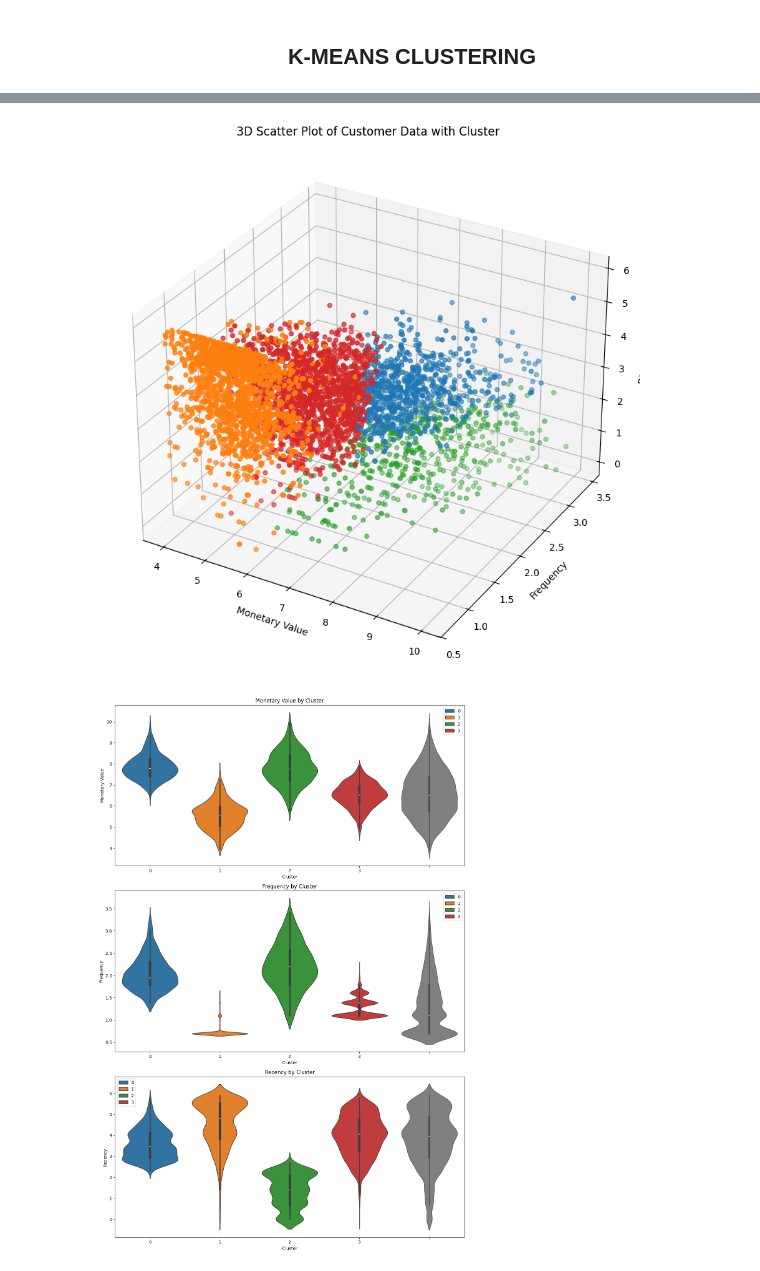
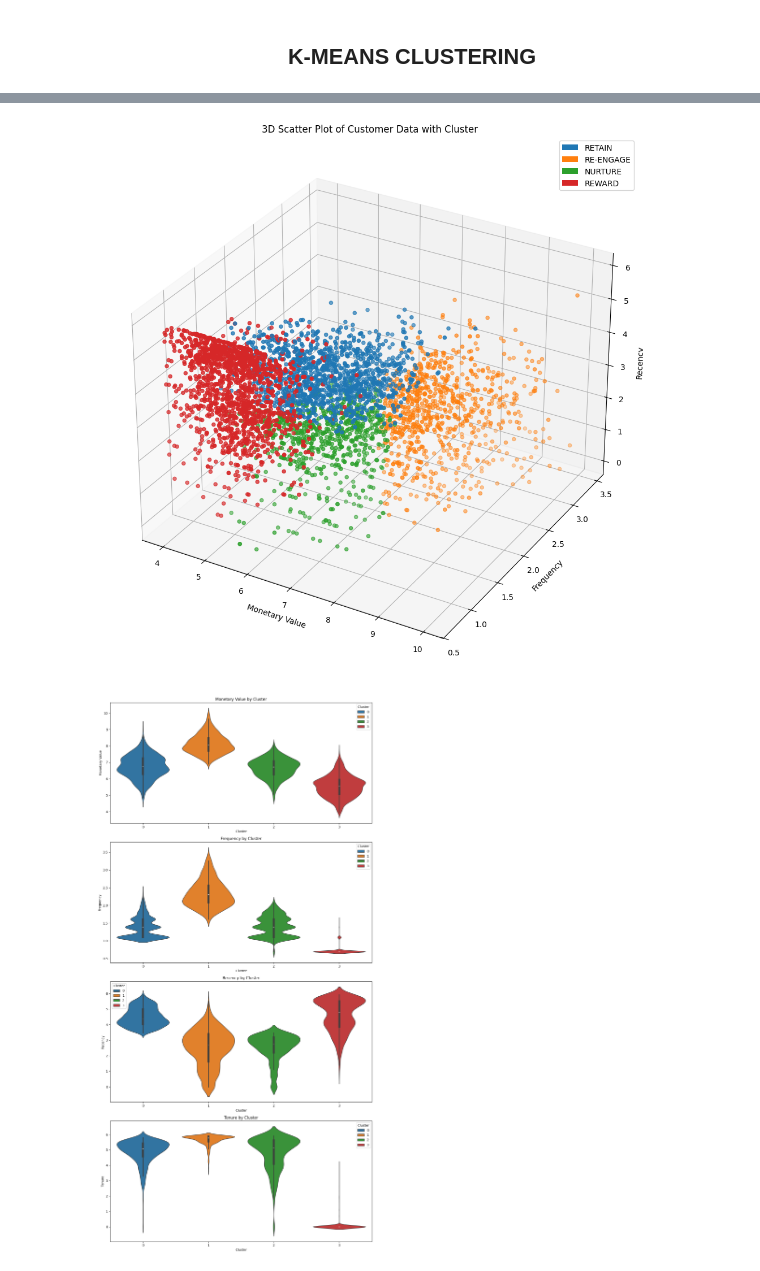
Before and after one commit to adulamaciej/Minor-Machine-Learning-projects, a Jupyter notebook: customer-segmentation-KMeans/code/online-retail-data-clustering.ipynb, the cells around one changed output, grey strips where cells are left out. Drawn from its saved outputs; the diff is of its cells as text; code cells hidden in the pictures.

Commit message:
Big update: PCA for visualization + added tenure to all visualization + adjusted all visualization

```diff
--- a/customer-segmentation-KMeans/code/online-retail-data-clustering.ipynb
+++ b/customer-segmentation-KMeans/code/online-retail-data-clustering.ipynb
@@ -684,7 +695,5 @@ plt.show()
 # %%
-kmeans = KMeans(n_clusters=4, random_state=42, max_iter=300)
-
+kmeans = KMeans(n_clusters=4, random_state=42, max_iter=300, n_init=10)
 cluster_labels = kmeans.fit_predict(scaled_data_df)
-
 cluster_labels
 # %% [output]
@@ -709,0 +734,6 @@ non_outliers_df
+# %%
+pca = PCA(n_components=2)
+pca_coords = pca.fit_transform(scaled_data_df)
+
+pca_df = pd.DataFrame(pca_coords, columns=['PC1', 'PC2'], index=non_outliers_df.index)
+pca_df['Cluster'] = non_outliers_df['Cluster']
@@ -710,9 +759,4 @@ non_outliers_df
 # %%
-cluster_colors = {0: '#1f77b4',  # Blue
-                  1: '#ff7f0e',  # Orange
-                  2: '#2ca02c',  # Green
-                  3: '#d62728'}  # Red
-
 colors = non_outliers_df['Cluster'].map(cluster_colors)
 
 fig = plt.figure(figsize=(10, 10))
@@ -727,40 +771,47 @@ scatter = ax.scatter(non_outliers_df['MonetaryValue'],
 ax.set_xlabel('Monetary Value')
 ax.set_ylabel('Frequency')
 ax.set_zlabel('Recency')
+ax.set_title('3D Scatter Plot of Customer Data with Cluster')
+legend_elements = [Patch(facecolor=color, label=cluster_labels_names[cluster])
+                   for cluster, color in cluster_colors.items() if cluster >= 0]
+ax.legend(handles=legend_elements)
 
-ax.set_title('3D Scatter Plot of Customer Data with Cluster')
-
+plt.tight_layout()
 plt.show()
 # %% [output]
-[figure, old version]
+[figure, new version]
 # %%
-plt.figure(figsize=(12, 18))
+plt.figure(figsize=(12, 24))
 
 
-plt.subplot(3, 1, 1)
+plt.subplot(4, 1, 1)
 sns.violinplot(x=non_outliers_df['Cluster'], y=non_outliers_df['MonetaryValue'], palette=cluster_colors, hue=non_outliers_df["Cluster"])
-sns.violinplot(y=non_outliers_df['MonetaryValue'], color='gray', linewidth=1.0)
 plt.title('Monetary Value by Cluster')
 plt.ylabel('Monetary Value')
 
-plt.subplot(3, 1, 2)
+plt.subplot(4, 1, 2)
 sns.violinplot(x=non_outliers_df['Cluster'], y=non_outliers_df['Frequency'], palette=cluster_colors, hue=non_outliers_df["Cluster"])
-sns.violinplot(y=non_outliers_df['Frequency'], color='gray', linewidth=1.0)
 plt.title('Frequency by Cluster')
 plt.ylabel('Frequency')
 
-
-plt.subplot(3, 1, 3)
+plt.subplot(4, 1, 3)
 sns.violinplot(x=non_outliers_df['Cluster'], y=non_outliers_df['Recency'], palette=cluster_colors, hue=non_outliers_df["Cluster"])
-sns.violinplot(y=non_outliers_df['Recency'], color='gray', linewidth=1.0)
 plt.title('Recency by Cluster')
 plt.ylabel('Recency')
+
+plt.subplot(4, 1, 4)
+sns.violinplot(x=non_outliers_df['Cluster'], y=non_outliers_df['Tenure'], palette=cluster_colors, hue=non_outliers_df["Cluster"])
+plt.title('Tenure by Cluster')
+plt.ylabel('Tenure')
+
+handles = [Patch(facecolor=cluster_colors[c], label=cluster_labels_names[c])
+           for c in cluster_colors if c >= 0]
 
 
 plt.tight_layout()
 plt.show()
 # %% [output]
-[figure, old version]
+[figure, new version]
 # %%
 overlap_indices = monetary_outliers_df.index.intersection(frequency_outliers_df.index)
 
```
Also changed, not shown: parts of 21 cells of this notebook.
